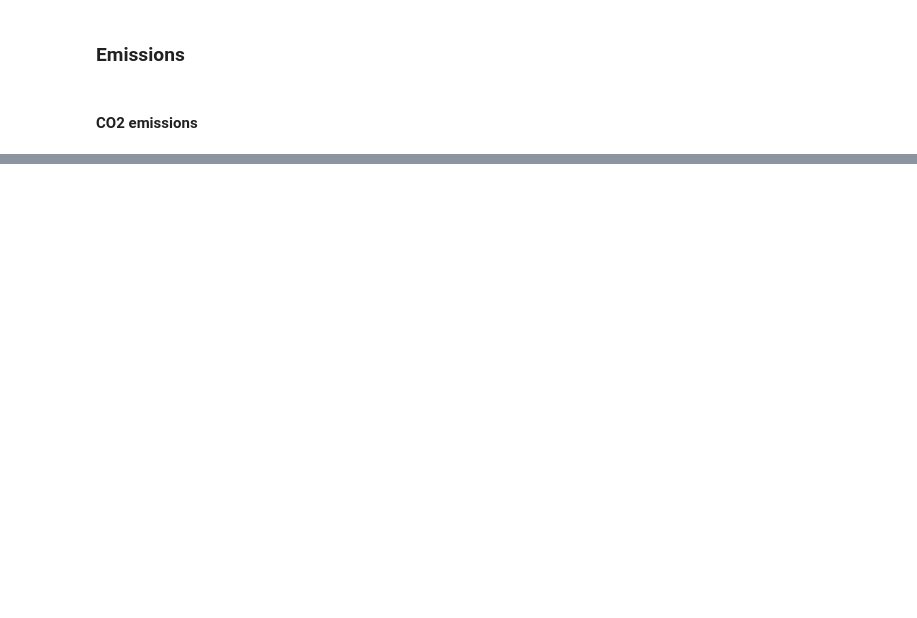
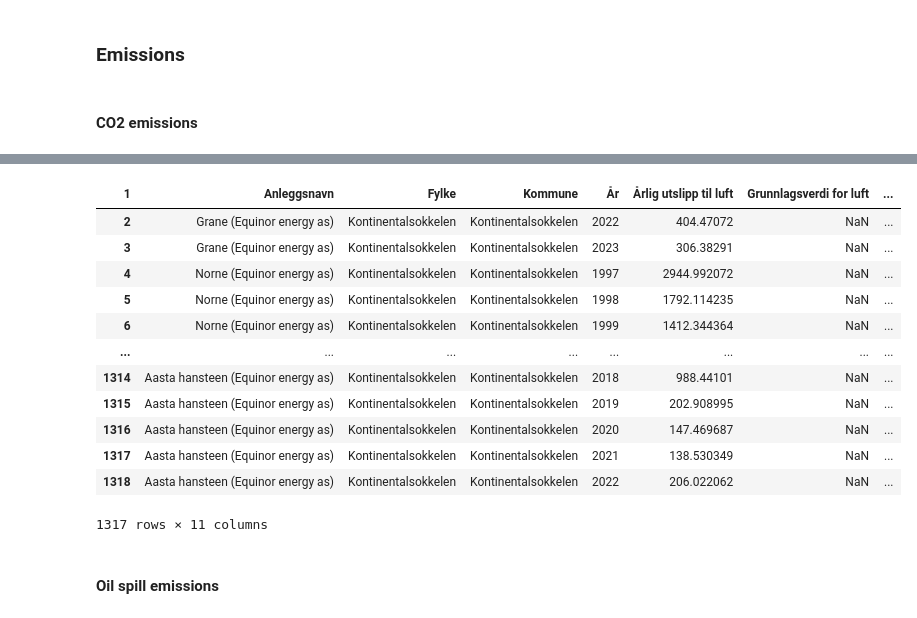
Before and after one commit to percw/Norwegian_oil_gas_decarbonization, a Jupyter notebook: notebooks/production_and_emission_data.ipynb, the cells around one changed output, grey strips where cells are left out. Saved outputs shown, nothing was run; the diff lists cells and outputs as text; code cells hidden in the pictures; blank space fills up the shorter version.

```diff
--- a/notebooks/production_and_emission_data.ipynb
+++ b/notebooks/production_and_emission_data.ipynb
@@ -346,0 +247,25 @@ array(['Grane (Equinor energy as)', 'Norne (Equinor energy as)',
+# %%
+emissions_nox_url = base_url + "Emissions_NOX.xlsx"
+emissions_nox_df = fetch_dataframe(emissions_nox_url, filetype='excel')
+# %%
+# Setting row 0 as column names
+emissions_nox_df.columns = emissions_nox_df.iloc[1]
+emissions_nox_df = emissions_nox_df[2:]
+
+display(emissions_nox_df)
+# %% [output]
+| 1 | Anleggsnavn | Fylke | Kommune | År | Årlig utslipp til luft | Grunnlagsverdi for luft | ... |
+| 2 | Grane (Equinor energy as) | Kontinentalsokkelen | Kontinentalsokkelen | 2022 | 404.47072 | NaN | ... |
+| 3 | Grane (Equinor energy as) | Kontinentalsokkelen | Kontinentalsokkelen | 2023 | 306.38291 | NaN | ... |
+| 4 | Norne (Equinor energy as) | Kontinentalsokkelen | Kontinentalsokkelen | 1997 | 2944.992072 | NaN | ... |
+| 5 | Norne (Equinor energy as) | Kontinentalsokkelen | Kontinentalsokkelen | 1998 | 1792.114235 | NaN | ... |
+| 6 | Norne (Equinor energy as) | Kontinentalsokkelen | Kontinentalsokkelen | 1999 | 1412.344364 | NaN | ... |
+| ... | ... | ... | ... | ... | ... | ... | ... |
+| 1314 | Aasta hansteen (Equinor energy as) | Kontinentalsokkelen | Kontinentalsokkelen | 2018 | 988.44101 | NaN | ... |
+| 1315 | Aasta hansteen (Equinor energy as) | Kontinentalsokkelen | Kontinentalsokkelen | 2019 | 202.908995 | NaN | ... |
+| 1316 | Aasta hansteen (Equinor energy as) | Kontinentalsokkelen | Kontinentalsokkelen | 2020 | 147.469687 | NaN | ... |
+| 1317 | Aasta hansteen (Equinor energy as) | Kontinentalsokkelen | Kontinentalsokkelen | 2021 | 138.530349 | NaN | ... |
+| 1318 | Aasta hansteen (Equinor energy as) | Kontinentalsokkelen | Kontinentalsokkelen | 2022 | 206.022062 | NaN | ... |
+1317 rows × 11 columns
+# %% [markdown]
+#### Oil spill emissions
```
Also changed, not shown: parts of 45 cells of this notebook.
